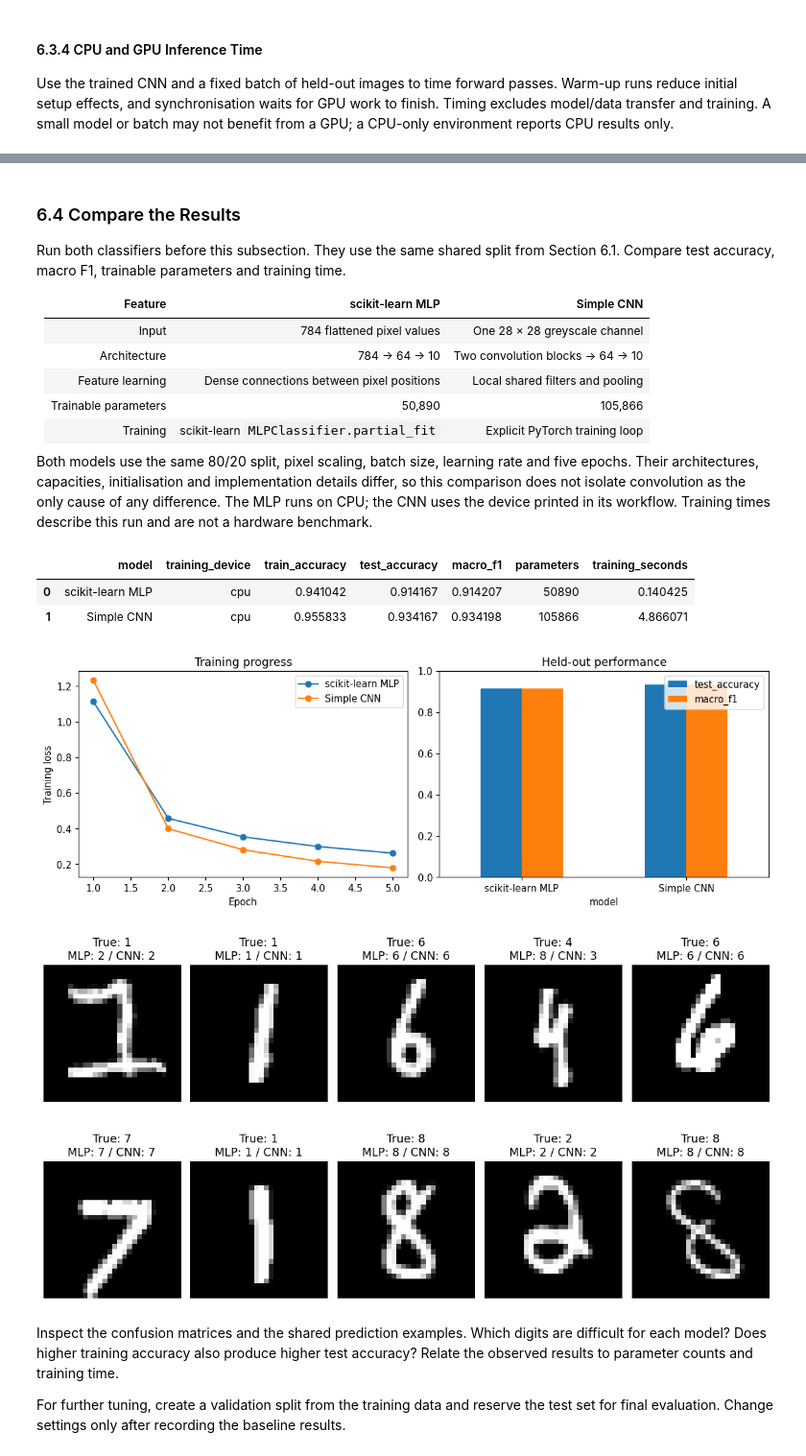
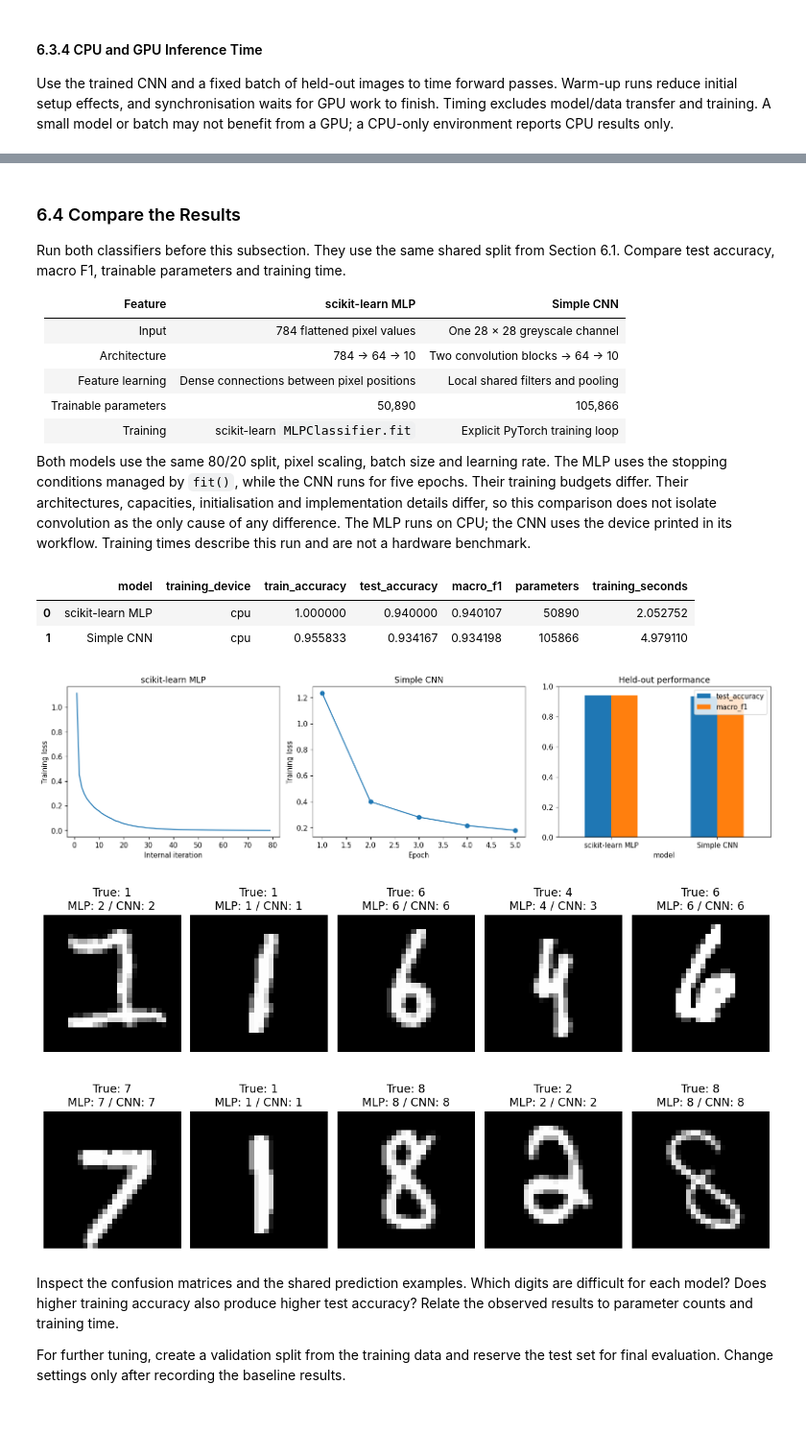
Before and after one commit to wlos/ai_with_python_course, a Jupyter notebook: Session16 Introduction to Deep Learning and Image Processing.ipynb, the cells around one changed output, grey strips where cells are left out. Shown at 96% size. Drawn from its saved outputs; the diff is of its cells as text; code cells hidden in the pictures; blank space fills up the shorter version.

```diff
--- a/Session16 Introduction to Deep Learning and Image Processing 1.ipynb
+++ b/Session16 Introduction to Deep Learning and Image Processing.ipynb
@@ -414,13 +412,11 @@ digit_labels = mnist_data.iloc[:, 0].to_numpy(dtype="int64")
 digit_pixels = mnist_data.iloc[:, 1:].to_numpy(dtype="float32") / 255.0
 
 # Split once so both classifiers use the same training and test images.
-train_rows, test_rows = train_test_split(
-    np.arange(len(digit_labels)), test_size=TEST_FRACTION,
-    random_state=RANDOM_STATE, stratify=digit_labels,
+train_pixels, test_pixels, train_labels, test_labels = train_test_split(
+    digit_pixels, digit_labels, test_size=TEST_FRACTION,
+    random_state=RANDOM_STATE, stratify=digit_labels,  # Preserve digit proportions in both sets.
 )
-train_pixels, test_pixels = digit_pixels[train_rows], digit_pixels[test_rows]
-train_labels, test_labels = digit_labels[train_rows], digit_labels[test_rows]
-print(f"Training images: {len(train_rows):,}; test images: {len(test_rows):,}")
+print(f"Training images: {len(train_labels):,}; test images: {len(test_labels):,}")
 print(f"Flattened training input shape: {train_pixels.shape}")
 
 fig, axes = plt.subplots(2, 5, figsize=(8, 4))
@@ -453,24 +449,16 @@ import time
 MLP_HIDDEN_UNITS = 64
 MLP_BATCH_SIZE = 64
 MLP_LEARNING_RATE = 0.001
-MLP_EPOCHS = 5
-MLP_CLASSES = np.arange(10)
 
 mlp_model = MLPClassifier(
     hidden_layer_sizes=(MLP_HIDDEN_UNITS,),  # One hidden layer with 64 neurons.
     activation="relu", solver="adam", alpha=0.0,
     batch_size=MLP_BATCH_SIZE, learning_rate_init=MLP_LEARNING_RATE,
+    max_iter=200,  # Limit the internal training iterations managed by scikit-learn.
     shuffle=True, random_state=RANDOM_STATE,
 )
-mlp_loss_history = []
 mlp_start = time.perf_counter()
-for epoch in range(MLP_EPOCHS):
-    # Supply the complete class list on the first incremental training call.
-    if epoch == 0:
-        mlp_model.partial_fit(train_pixels, train_labels, classes=MLP_CLASSES)
-    else:
-        mlp_model.partial_fit(train_pixels, train_labels)
-    mlp_loss_history.append(mlp_model.loss_)
-    print(f"MLP epoch {epoch + 1}/{MLP_EPOCHS}: loss={mlp_model.loss_:.4f}")
+mlp_model.fit(train_pixels, train_labels)  # Train using only the shared training set.
 mlp_training_seconds = time.perf_counter() - mlp_start
+print(f"MLP final training loss: {mlp_model.loss_:.4f}")
 # %% [output]
@@ -747,9 +731,9 @@ Run both classifiers before this subsection. They use the same shared split from
 | Architecture | 784 → 64 → 10 | Two convolution blocks → 64 → 10 |
 | Feature learning | Dense connections between pixel positions | Local shared filters and pooling |
 | Trainable parameters | 50,890 | 105,866 |
-| Training | scikit-learn `MLPClassifier.partial_fit` | Explicit PyTorch training loop |
+| Training | scikit-learn `MLPClassifier.fit` | Explicit PyTorch training loop |
 
-Both models use the same 80/20 split, pixel scaling, batch size, learning rate and five epochs. Their architectures, capacities, initialisation and implementation details differ, so this comparison does not isolate convolution as the only cause of any difference. The MLP runs on CPU; the CNN uses the device printed in its workflow. Training times describe this run and are not a hardware benchmark.
+Both models use the same 80/20 split, pixel scaling, batch size and learning rate. The MLP uses the stopping conditions managed by `fit()`, while the CNN runs for five epochs. Their training budgets differ. Their architectures, capacities, initialisation and implementation details differ, so this comparison does not isolate convolution as the only cause of any difference. The MLP runs on CPU; the CNN uses the device printed in its workflow. Training times describe this run and are not a hardware benchmark.
 # %%
 # Count weights and biases for each trained model.
 mlp_parameter_count = sum(weights.size for weights in mlp_model.coefs_) + sum(
@@ -769,34 +753,35 @@ comparison_df = pd.DataFrame([
 comparison_df
 # %% [output]
 |  | model | training_device | train_accuracy | test_accuracy | macro_f1 | parameters | training_seconds |
-| 0 | scikit-learn MLP | cpu | 0.941042 | 0.914167 | 0.914207 | 50890 | 0.140425 |
-| 1 | Simple CNN | cpu | 0.955833 | 0.934167 | 0.934198 | 105866 | 4.866071 |
+| 0 | scikit-learn MLP | cpu | 1.000000 | 0.940000 | 0.940107 | 50890 | 2.052752 |
+| 1 | Simple CNN | cpu | 0.955833 | 0.934167 | 0.934198 | 105866 | 4.979110 |
 # %%
-fig, axes = plt.subplots(1, 2, figsize=(11, 4))
-axes[0].plot(range(1, MLP_EPOCHS + 1), mlp_loss_history, marker="o", label="scikit-learn MLP")
-axes[0].plot(range(1, CNN_EPOCHS + 1), cnn_loss_history, marker="o", label="Simple CNN")
-axes[0].set(xlabel="Epoch", ylabel="Training loss", title="Training progress")
-axes[0].legend()
+fig, axes = plt.subplots(1, 3, figsize=(15, 4))
+# Read the MLP loss recorded automatically during fit().
+axes[0].plot(range(1, len(mlp_model.loss_curve_) + 1), mlp_model.loss_curve_)
+axes[0].set(xlabel="Internal iteration", ylabel="Training loss", title="scikit-learn MLP")
+axes[1].plot(range(1, CNN_EPOCHS + 1), cnn_loss_history, marker="o")
+axes[1].set(xlabel="Epoch", ylabel="Training loss", title="Simple CNN")
 comparison_df.plot.bar(
-    x="model", y=["test_accuracy", "macro_f1"], ax=axes[1], rot=0,
+    x="model", y=["test_accuracy", "macro_f1"], ax=axes[2], rot=0,
     ylim=(0, 1),  # Both scores range from zero to one.
 )
-axes[1].set_title("Held-out performance")
+axes[2].set_title("Held-out performance")
 plt.tight_layout()
 plt.show()
 
 fig, axes = plt.subplots(2, 5, figsize=(11, 6))
 for index, ax in enumerate(axes.ravel()):
     ax.imshow(test_pixels[index].reshape(IMAGE_SIDE, IMAGE_SIDE), cmap="gray")
     ax.set_title(
         f"True: {test_labels[index]}\n"
         f"MLP: {mlp_predictions[index]} / CNN: {cnn_predictions[index]}"
     )
     ax.axis("off")
 plt.tight_layout(h_pad=3.0)
 plt.show()  # Compare both predictions for each of the same test images.
 # %% [output]
-[figure, old version]
+[figure, new version]
 [figure]
 # %% [markdown]
 Inspect the confusion matrices and the shared prediction examples. Which digits are difficult for each model? Does higher training accuracy also produce higher test accuracy? Relate the observed results to parameter counts and training time.
```
Also changed, not shown: parts of 6 cells of this notebook, 3 other files.
